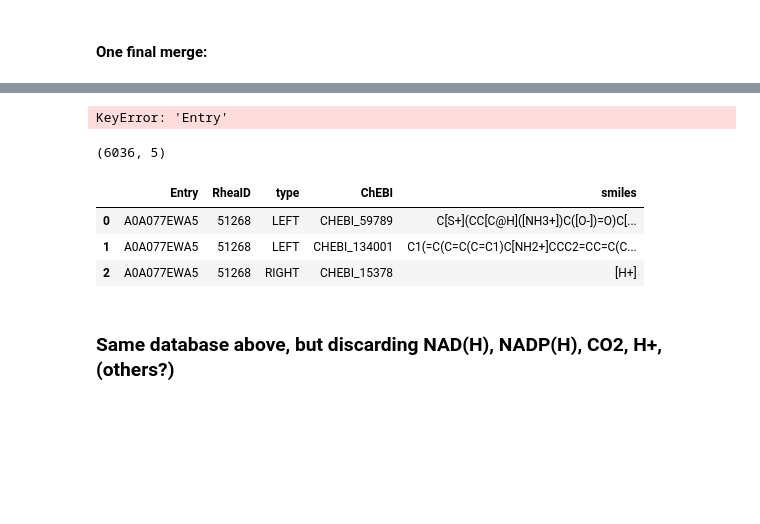
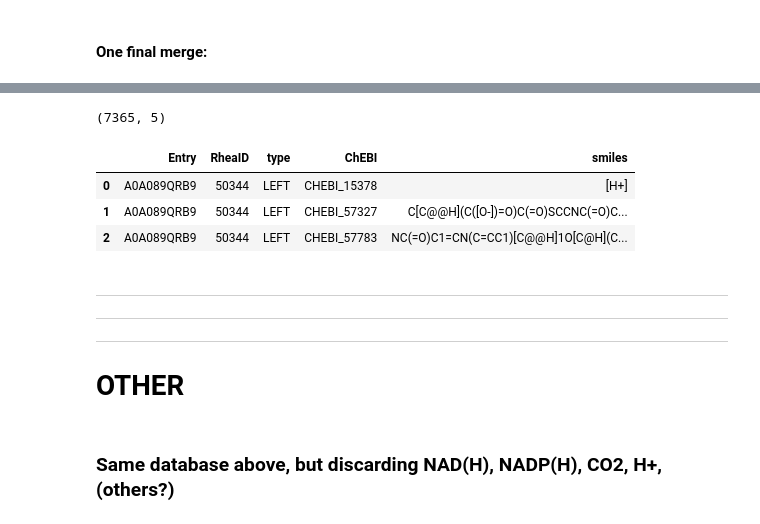
Before and after one commit to ajinich/mtb_tn_db, a Jupyter notebook: ml-standardised_data/UP_Rhea_to_smiles.ipynb, the cells around one changed output, grey strips where cells are left out. Saved outputs shown, nothing was run; the diff lists cells and outputs as text; code cells hidden in the pictures; blank space fills up the shorter version.

```diff
--- a/ml-standardised_data/UP_Rhea_to_smiles.ipynb
+++ b/ml-standardised_data/UP_Rhea_to_smiles.ipynb
@@ -277,8 +275,3 @@ df_UP_rhea_chebi.RheaID.value_counts().head(5)
 Name: RheaID, dtype: int64
 # %% [markdown]
 ### ChEBI compound ID's to SMILES:
-# %%
-list_smiles = []
-for obj in g_chebi.objects(chebi_id_uri, smiles_pred):
-    list_smiles.append(str(obj))
-list_smiles
@@ -290,5 +278,10 @@ list_smiles
 # %% [markdown]
 #### Now do it for all your ChEBI ID's:
+# %%
+uri = 'http://purl.obolibrary.org/obo/'
+
+# rdf relevant predicates:
+smiles_pred = URIRef(uri+'chebi/smiles')
 # %%
 list_chebi = df_UP_rhea_chebi.ChEBI.unique().tolist()
 len(list_chebi)
@@ -354,4 +338,4 @@ df_chebi_smiles[df_chebi_smiles.ChEBI.str.contains('POLYMER')].shape
 # %% [markdown]
 #### One final merge:
 # %%
-df_Rhea_ChEBI_smiles = df_Rhea_ChEBI.merge(df_chebi_smiles, on = 'ChEBI', how = 'inner')
+df_UP_rhea_chebi_smiles = df_UP_rhea_chebi.merge(df_chebi_smiles, on = 'ChEBI', how = 'inner')
@@ -366,17 +342,15 @@ df_Rhea_ChEBI_smiles.head(4)
 # %%
-df_Rhea_ChEBI_smiles.sort_values(by = ['Entry', 'RheaID', 'type'], inplace=True)
-df_Rhea_ChEBI_smiles.reset_index(drop=True, inplace=True)
+df_UP_rhea_chebi_smiles.sort_values(by = ['Entry', 'RheaID', 'type'], inplace=True)
+df_UP_rhea_chebi_smiles.reset_index(drop=True, inplace=True)
-# %% [output]
-KeyError: 'Entry'
 # %%
-df_45_l_rhea_chebi_smiles.shape
+df_UP_rhea_chebi_smiles.shape
 # %% [output]
-(6036, 5)
+(7365, 5)
 # %%
-df_45_l_rhea_chebi_smiles.head(3)
+df_UP_rhea_chebi_smiles.head(3)
 # %% [output]
 |  | Entry | RheaID | type | ChEBI | smiles |
-| 0 | A0A077EWA5 | 51268 | LEFT | CHEBI_59789 | C[S+](CC[C@H]([NH3+])C([O-])=O)C[... |
-| 1 | A0A077EWA5 | 51268 | LEFT | CHEBI_134001 | C1(=C(C=C(C=C1)C[NH2+]CCC2=CC=C(C... |
-| 2 | A0A077EWA5 | 51268 | RIGHT | CHEBI_15378 | [H+] |
+| 0 | A0A089QRB9 | 50344 | LEFT | CHEBI_15378 | [H+] |
+| 1 | A0A089QRB9 | 50344 | LEFT | CHEBI_57327 | C[C@@H](C([O-])=O)C(=O)SCCNC(=O)C... |
+| 2 | A0A089QRB9 | 50344 | LEFT | CHEBI_57783 | NC(=O)C1=CN(C=CC1)[C@@H]1O[C@H](C... |
 # %%
@@ -385,3 +359,8 @@ df_45_l_rhea_chebi_smiles.to_csv(file_out, index = False)
+# %% [markdown]
+__________________
+______________
+______________
+# OTHER
 # %% [markdown]
 ### Same database above, but discarding NAD(H), NADP(H), CO2, H+, (others?)
 # %%
```
Also changed, not shown: parts of 14 cells of this notebook, 2 other files.
